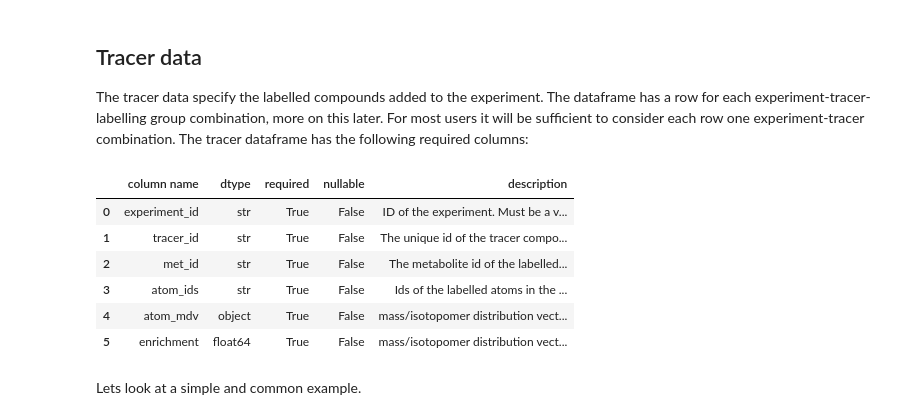
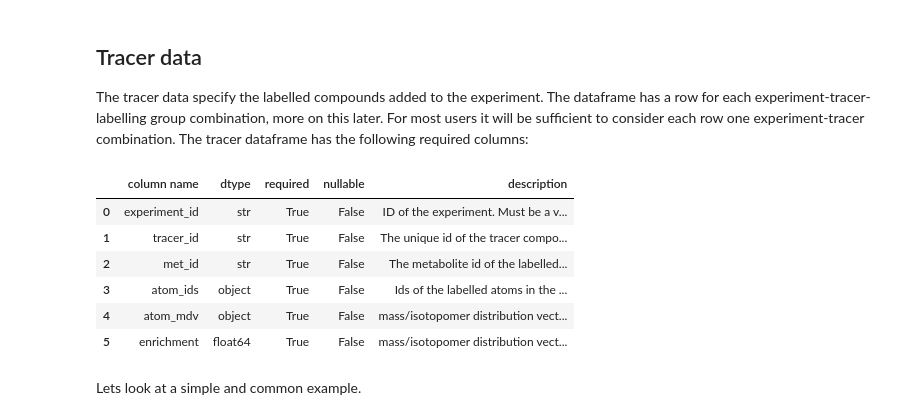
Before and after one commit to biosustain/incawrapper, a Jupyter notebook: docs/examples/Data input.ipynb, the cells around one changed output. Saved outputs shown, nothing was run; the diff lists cells and outputs as text; code cells hidden in the pictures.

```diff
--- a/docs/examples/Data input.ipynb
+++ b/docs/examples/Data input.ipynb
@@ -46,16 +46,16 @@ Notice that is is allowed to mix the atom mapping syntax and the model may conta
 # %% [markdown]
 ## Tracer data
 The tracer data specify the labelled compounds added to the experiment. The dataframe has a row for each experiment-tracer-labelling group combination, more on this later. For most users it will be sufficient to consider each row one experiment-tracer combination. The tracer dataframe has the following required columns:
-# %%
-present_schema_overview(dataschemas.TracerSchema)
-# %% [output]
-|  | column name | dtype | required | nullable | description |
-| 0 | experiment_id | str | True | False | ID of the experiment. Must be a v... |
-| 1 | tracer_id | str | True | False | The unique id of the tracer compo... |
-| 2 | met_id | str | True | False | The metabolite id of the labelled... |
-| 3 | atom_ids | str | True | False | Ids of the labelled atoms in the ... |
-| 4 | atom_mdv | object | True | False | mass/isotopomer distribution vect... |
-| 5 | enrichment | float64 | True | False | mass/isotopomer distribution vect... |
+# %%
+utils.present_schema_overview(incawrapper.TracerSchema)
+# %% [output]
+|  | column name | dtype | required | nullable | description |
+| 0 | experiment_id | str | True | False | ID of the experiment. Must be a v... |
+| 1 | tracer_id | str | True | False | The unique id of the tracer compo... |
+| 2 | met_id | str | True | False | The metabolite id of the labelled... |
+| 3 | atom_ids | object | True | False | Ids of the labelled atoms in the ... |
+| 4 | atom_mdv | object | True | False | mass/isotopomer distribution vect... |
+| 5 | enrichment | float64 | True | False | mass/isotopomer distribution vect... |
 # %% [markdown]
 Lets look at a simple and common example.
 # %%
```
Also changed, not shown: parts of 11 cells of this notebook, 3 other files.
